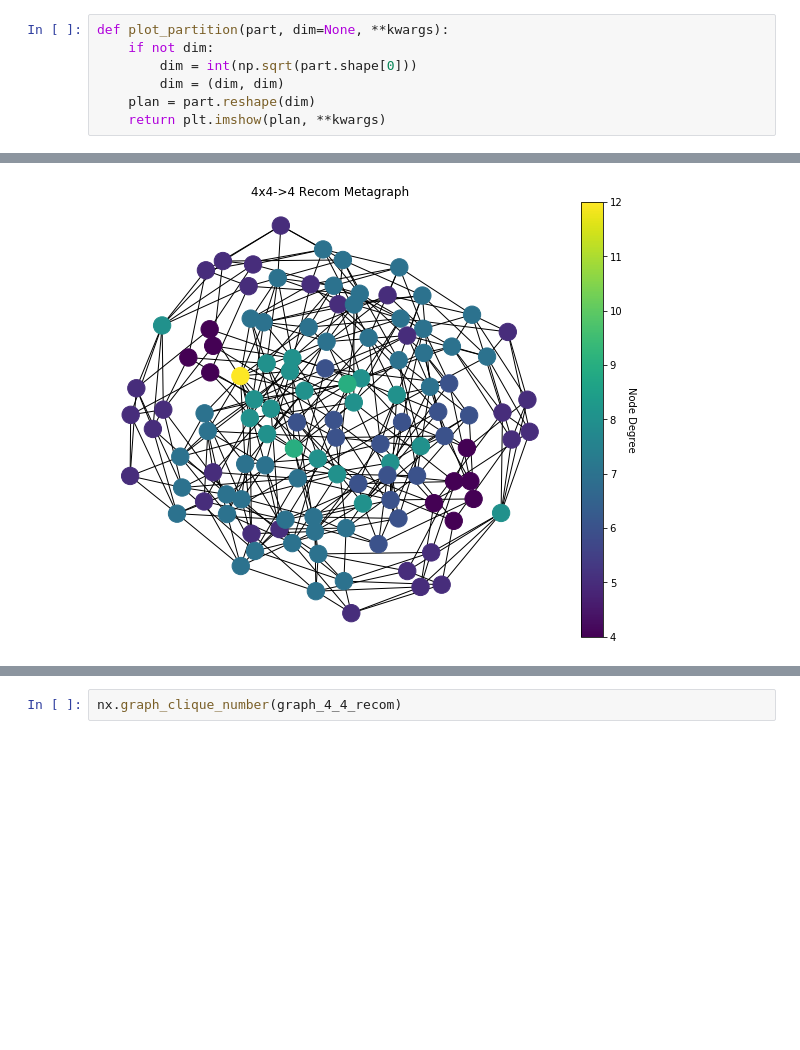
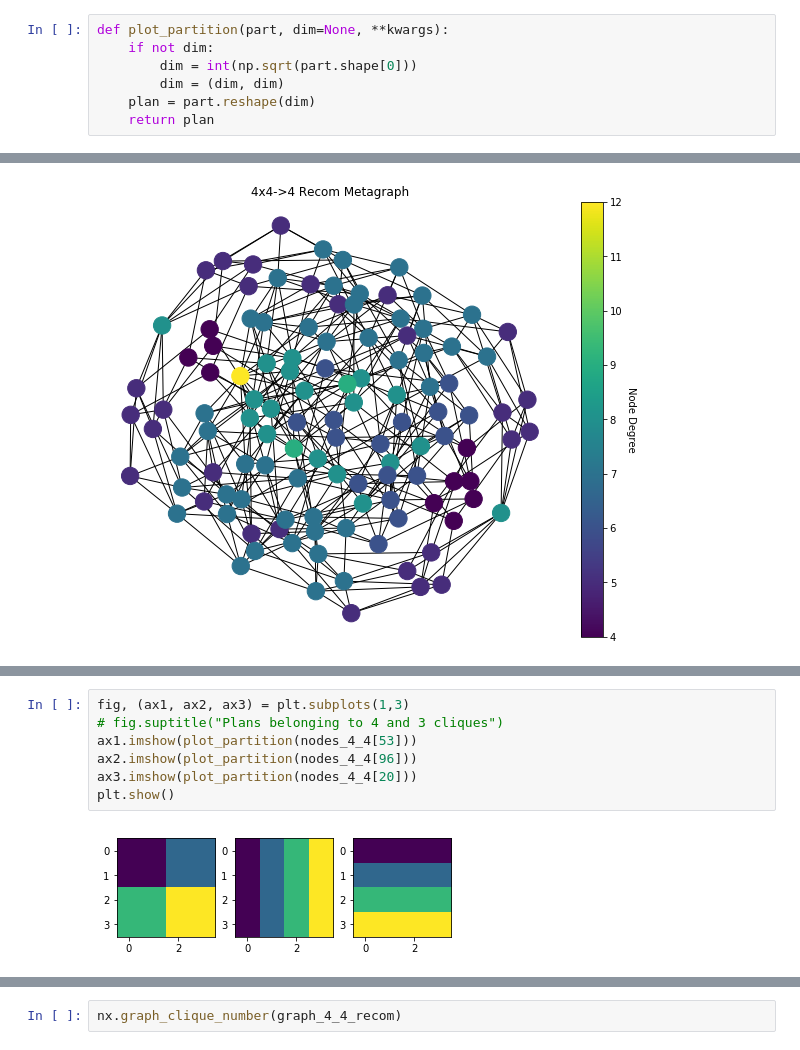
Before and after one commit to vrdi/metagraph-visualizations, a Jupyter notebook: metagraph.ipynb, the cells around one changed output, grey strips where cells are left out. Cells and saved outputs as stored; diff of their text form; blank space fills up the shorter version.

```diff
--- a/metagraph.ipynb
+++ b/metagraph.ipynb
@@ -82,7 +82,7 @@ def plot_partition(part, dim=None, **kwargs):
         dim = int(np.sqrt(part.shape[0]))
         dim = (dim, dim)
     plan = part.reshape(dim)
-    return plt.imshow(plan, **kwargs)
+    return plan
 # %%
 def distance_from_center(graph, n, center):
     center_paths = {k:v for k, v in nx.shortest_path_length(graph, n).items() if k in center}
@@ -292,0 +306,9 @@ plt.show()
+# %%
+fig, (ax1, ax2, ax3) = plt.subplots(1,3)
+# fig.suptitle("Plans belonging to 4 and 3 cliques")
+ax1.imshow(plot_partition(nodes_4_4[53]))
+ax2.imshow(plot_partition(nodes_4_4[96]))
+ax3.imshow(plot_partition(nodes_4_4[20]))
+plt.show()
+# %% [output]
+[figure, added]
```
Also changed, not shown: parts of 16 cells of this notebook, 2 other files.
